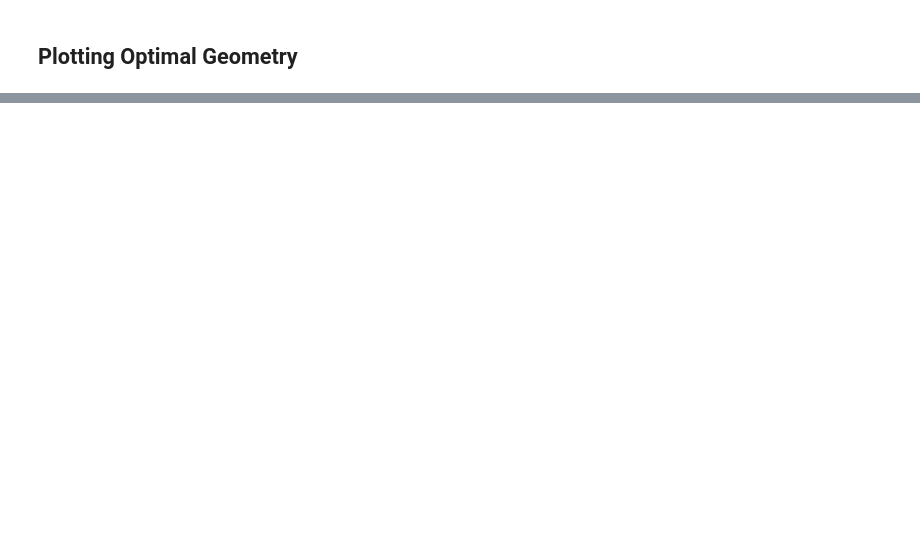
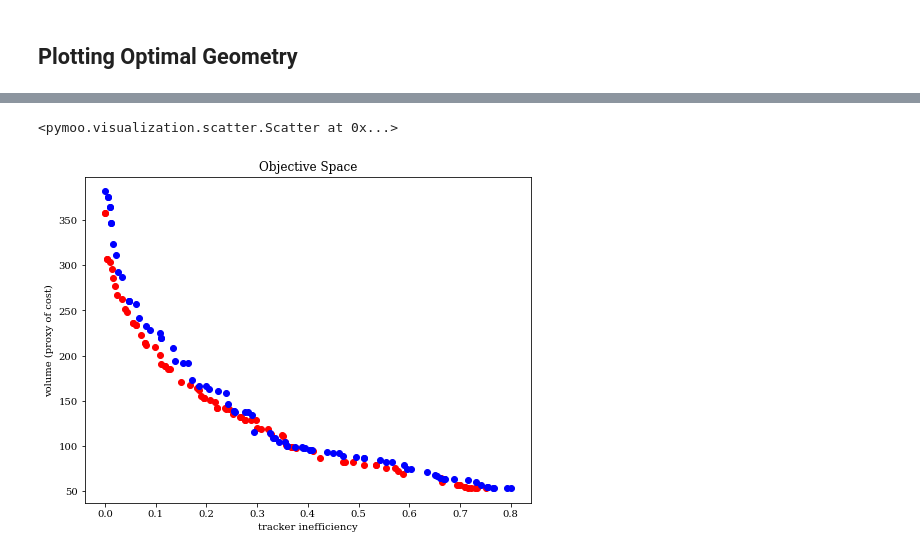
Before and after one commit to cfteach/AI4NP_detector_opt, a Jupyter notebook: sol2/driver_moo.ipynb, the cells around one changed output, grey strips where cells are left out. Drawn from its saved outputs; the diff is of its cells as text; code cells hidden in the pictures; blank space fills up the shorter version.

```diff
--- a/sol2/driver_moo.ipynb
+++ b/sol2/driver_moo.ipynb
@@ -503,0 +503,10 @@ volume:  137.82772620516698
+# %%
+algorithm_10 = NSGA2(pop_size=100,n_offsprings=10)
+
+res_10 = minimize(problem,
+               algorithm_10,
+               ("n_gen", num_gen),
+               verbose=True,
+               seed=1,
+               display=MyDisplay(),
+               save_history=True)
@@ -503,0 +531,8 @@ volume:  137.82772620516698
+# %%
+plot = Scatter(labels=["tracker inefficiency","volume (proxy of cost)"], title = "Objective Space")
+plot.add(res.F, color="red")
+plot.add(res_10.F, color="blue")
+plot.show()
+# %% [output]
+<pymoo.visualization.scatter.Scatter at 0x...>
+[figure, added]
```
Also changed, not shown: parts of 18 cells of this notebook.
